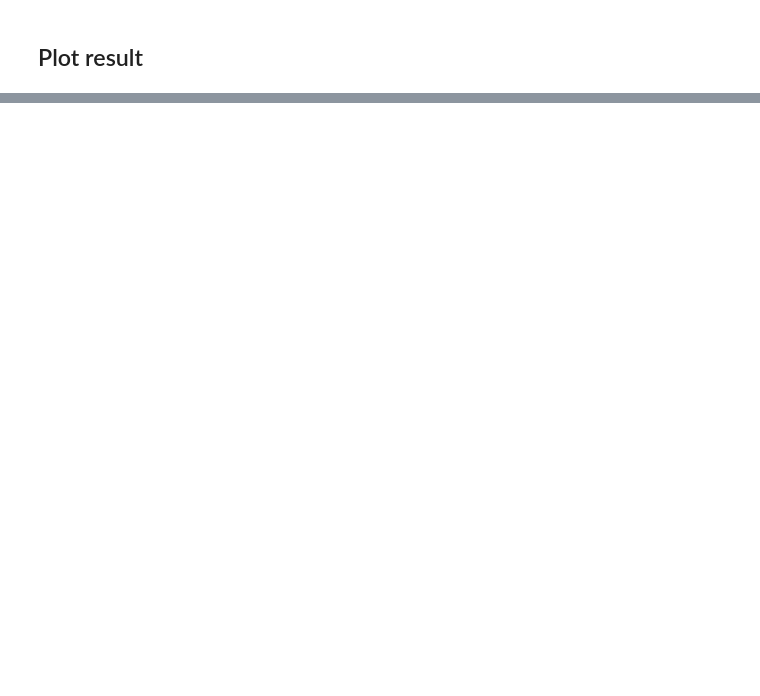
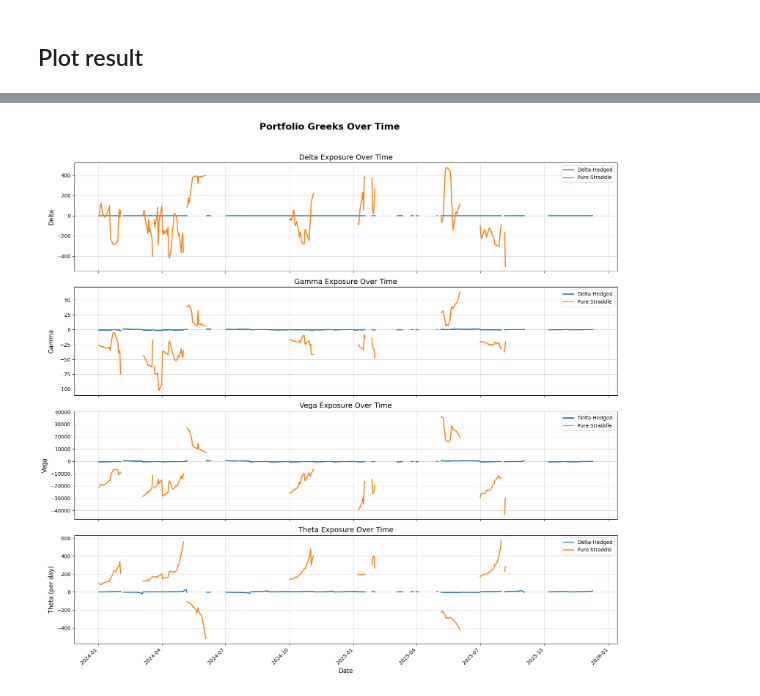
Before and after one commit to StevenYang23/Volatility-based_Quant_Strategy, a Jupyter notebook: Back_test.ipynb, the cells around one changed output, grey strips where cells are left out. Drawn from its saved outputs; the diff is of its cells as text; code cells hidden in the pictures; blank space fills up the shorter version.

```diff
--- a/Back_test.ipynb
+++ b/Back_test.ipynb
@@ -278,0 +258,49 @@ Max Drawdown        0.22%         1.27%
+# %%
+## Plot Portfolio Greeks
+
+fig, axs = plt.subplots(4, 1, figsize=(16, 16), sharex=True)
+fig.suptitle('Portfolio Greeks Over Time', fontsize=18, fontweight='bold')
+
+# 1. Delta
+axs[0].plot(date_idx, delta_ddh, label='Delta-Hedged', color='tab:blue', linewidth=2)
+axs[0].plot(date_idx, delta_straddle, label='Pure Straddle', color='tab:orange', linewidth=2)
+axs[0].set_ylabel('Delta', fontsize=12)
+axs[0].set_title('Delta Exposure Over Time', fontsize=14)
+axs[0].grid(True, alpha=0.5)
+axs[0].legend()
+
+# 2. Gamma
+axs[1].plot(date_idx, gamma_ddh, label='Delta-Hedged', color='tab:blue', linewidth=2)
+axs[1].plot(date_idx, gamma_straddle, label='Pure Straddle', color='tab:orange', linewidth=2)
+axs[1].set_ylabel('Gamma', fontsize=12)
+axs[1].set_title('Gamma Exposure Over Time', fontsize=14)
+axs[1].grid(True, alpha=0.5)
+axs[1].legend()
+
+# 3. Vega
+axs[2].plot(date_idx, vega_ddh, label='Delta-Hedged', color='tab:blue', linewidth=2)
+axs[2].plot(date_idx, vega_straddle, label='Pure Straddle', color='tab:orange', linewidth=2)
+axs[2].set_ylabel('Vega', fontsize=12)
+axs[2].set_title('Vega Exposure Over Time', fontsize=14)
+axs[2].grid(True, alpha=0.5)
+axs[2].legend()
+
+# 4. Theta
+axs[3].plot(date_idx, theta_ddh, label='Delta-Hedged', color='tab:blue', linewidth=2)
+axs[3].plot(date_idx, theta_straddle, label='Pure Straddle', color='tab:orange', linewidth=2)
+axs[3].set_xlabel('Date', fontsize=12)
+axs[3].set_ylabel('Theta (per day)', fontsize=12)
+axs[3].set_title('Theta Exposure Over Time', fontsize=14)
+axs[3].grid(True, alpha=0.5)
+axs[3].legend()
+
+# Format dates
+for ax in axs:
+    ax.xaxis.set_major_locator(mdates.MonthLocator(interval=3))
+    ax.xaxis.set_major_formatter(mdates.DateFormatter('%Y-%m'))
+plt.setp(axs[-1].xaxis.get_majorticklabels(), rotation=45, ha='right')
+
+plt.tight_layout(rect=[0, 0.03, 1, 0.96])
+plt.show()
+# %% [output]
+[figure, added]
```
Also changed, not shown: parts of 5 cells of this notebook, 2 other files.
